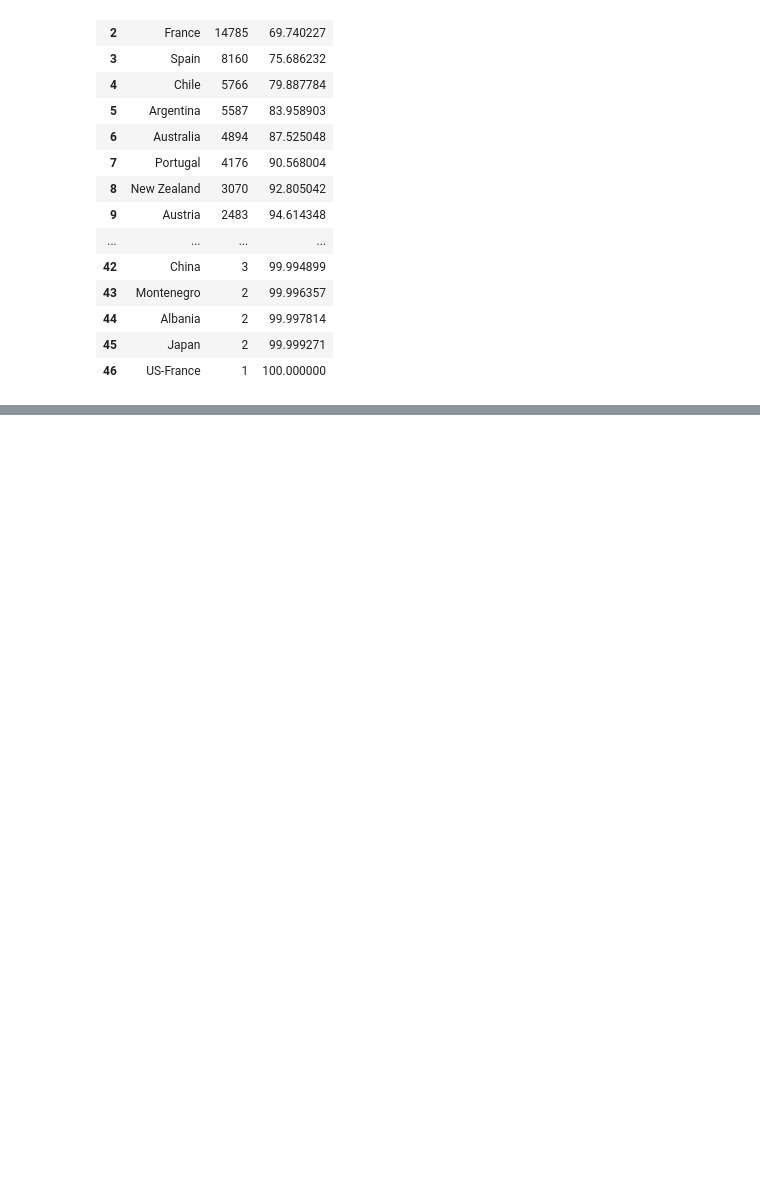
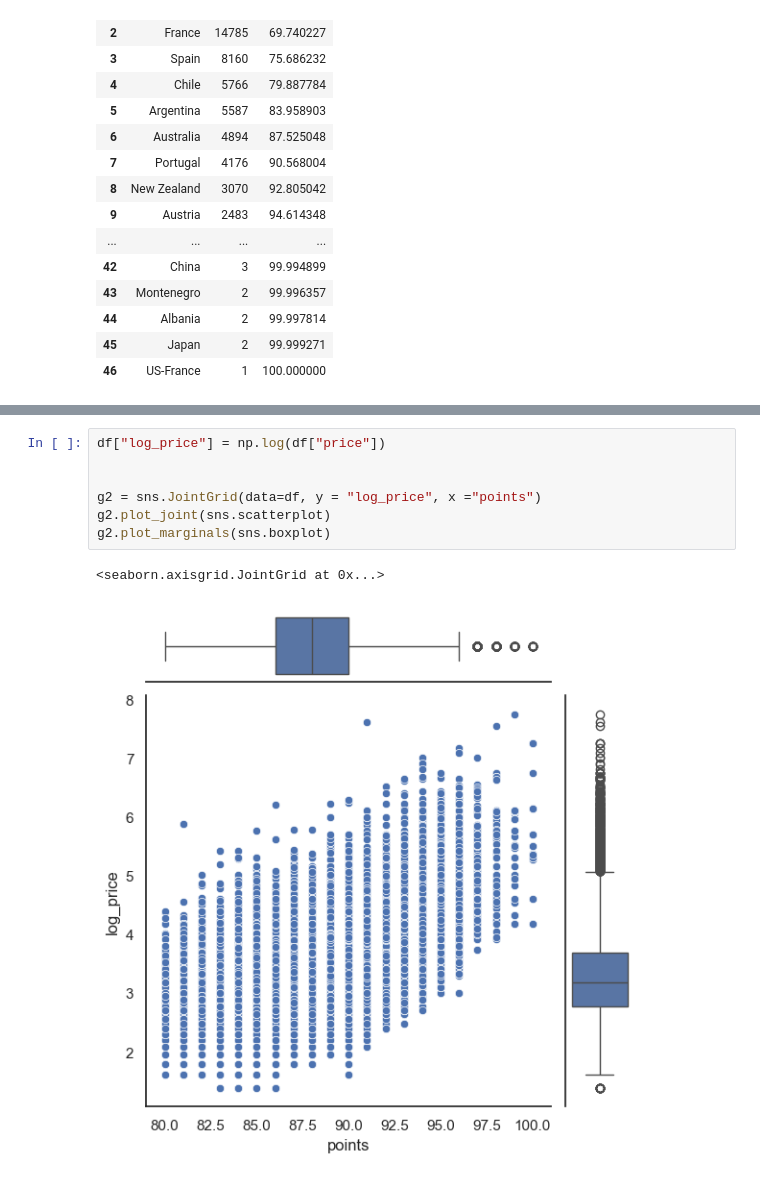
Before and after one commit to Narawish/wine-nlp, a Jupyter notebook: wine_review.ipynb, the cells around one changed output, grey strips where cells are left out. Drawn from its saved outputs; the diff is of its cells as text; blank space fills up the shorter version.

```diff
--- a/wine_review.ipynb
+++ b/wine_review.ipynb
@@ -140,0 +153,10 @@ As show in the chart, around 80% of number of wine were produced from US, Italy,
+# %%
+df["log_price"] = np.log(df["price"])
+
+
+g2 = sns.JointGrid(data=df, y = "log_price", x ="points")
+g2.plot_joint(sns.scatterplot)
+g2.plot_marginals(sns.boxplot)
+# %% [output]
+<seaborn.axisgrid.JointGrid at 0x...>
+[figure, added]
```
Also changed, not shown: parts of 22 cells of this notebook, 2 other files.
